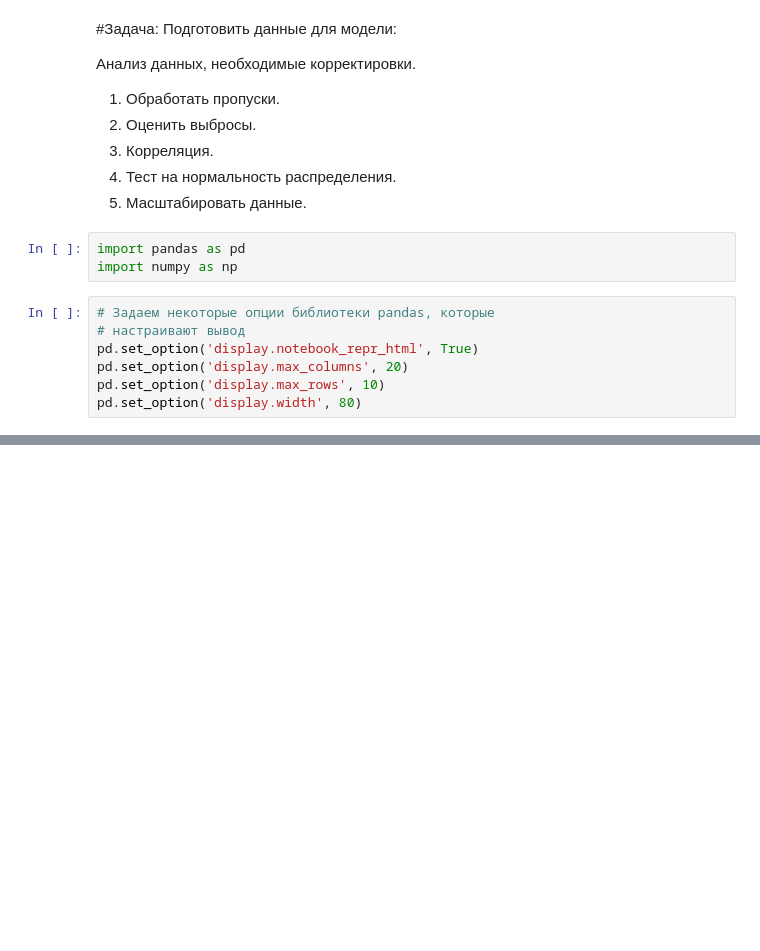
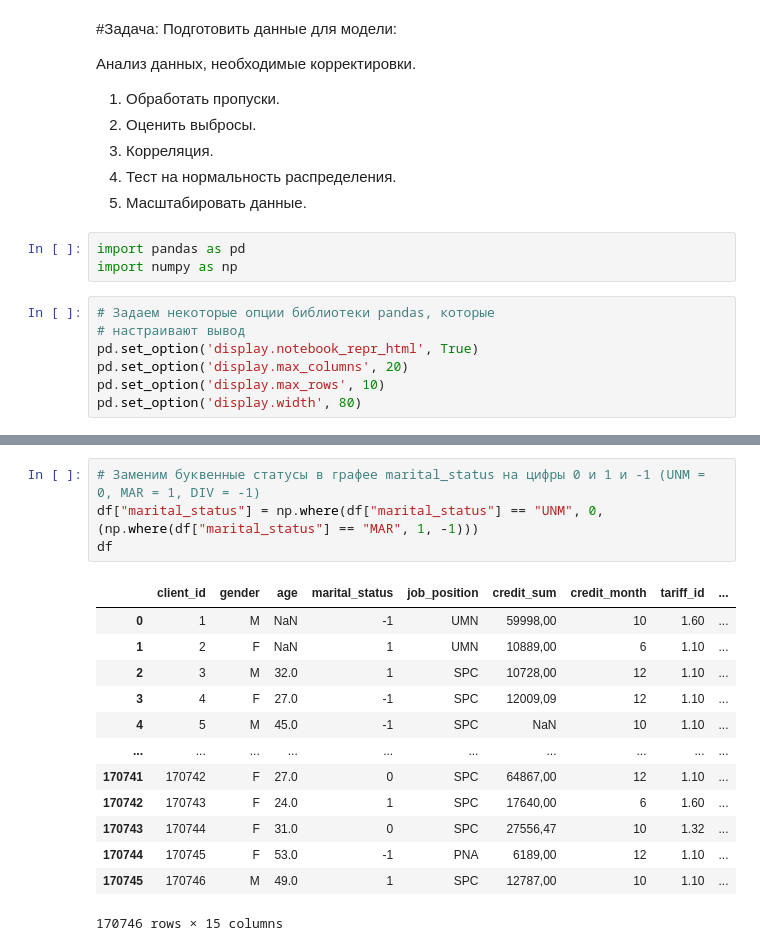
Before and after one commit to xxxSOERxxx/ML01_P_Online, a Jupyter notebook: Eugene_Piuta/DZ_07/task_1.ipynb, the cells around one changed output, grey strips where cells are left out. Saved outputs shown, nothing was run; the diff lists cells and outputs as text; blank space fills up the shorter version.

```diff
--- a/Eugene_Piuta/DZ_07/task_1.ipynb
+++ b/Eugene_Piuta/DZ_07/task_1.ipynb
@@ -76,0 +118,18 @@ df
+# %%
+# Заменим буквенные статусы в графее marital_status на цифры 0 и 1 и -1 (UNM = 0, MAR = 1, DIV = -1)
+df["marital_status"] = np.where(df["marital_status"] == "UNM", 0, (np.where(df["marital_status"] == "MAR", 1, -1)))
+df
+# %% [output]
+|  | client_id | gender | age | marital_status | job_position | credit_sum | credit_month | tariff_id | ... |
+| 0 | 1 | M | NaN | -1 | UMN | 59998,00 | 10 | 1.60 | ... |
+| 1 | 2 | F | NaN | 1 | UMN | 10889,00 | 6 | 1.10 | ... |
+| 2 | 3 | M | 32.0 | 1 | SPC | 10728,00 | 12 | 1.10 | ... |
+| 3 | 4 | F | 27.0 | -1 | SPC | 12009,09 | 12 | 1.10 | ... |
+| 4 | 5 | M | 45.0 | -1 | SPC | NaN | 10 | 1.10 | ... |
+| ... | ... | ... | ... | ... | ... | ... | ... | ... | ... |
+| 170741 | 170742 | F | 27.0 | 0 | SPC | 64867,00 | 12 | 1.10 | ... |
+| 170742 | 170743 | F | 24.0 | 1 | SPC | 17640,00 | 6 | 1.60 | ... |
+| 170743 | 170744 | F | 31.0 | 0 | SPC | 27556,47 | 10 | 1.32 | ... |
+| 170744 | 170745 | F | 53.0 | -1 | PNA | 6189,00 | 12 | 1.10 | ... |
+| 170745 | 170746 | M | 49.0 | 1 | SPC | 12787,00 | 10 | 1.10 | ... |
+170746 rows × 15 columns
```
Also changed, not shown: parts of 9 cells of this notebook.
